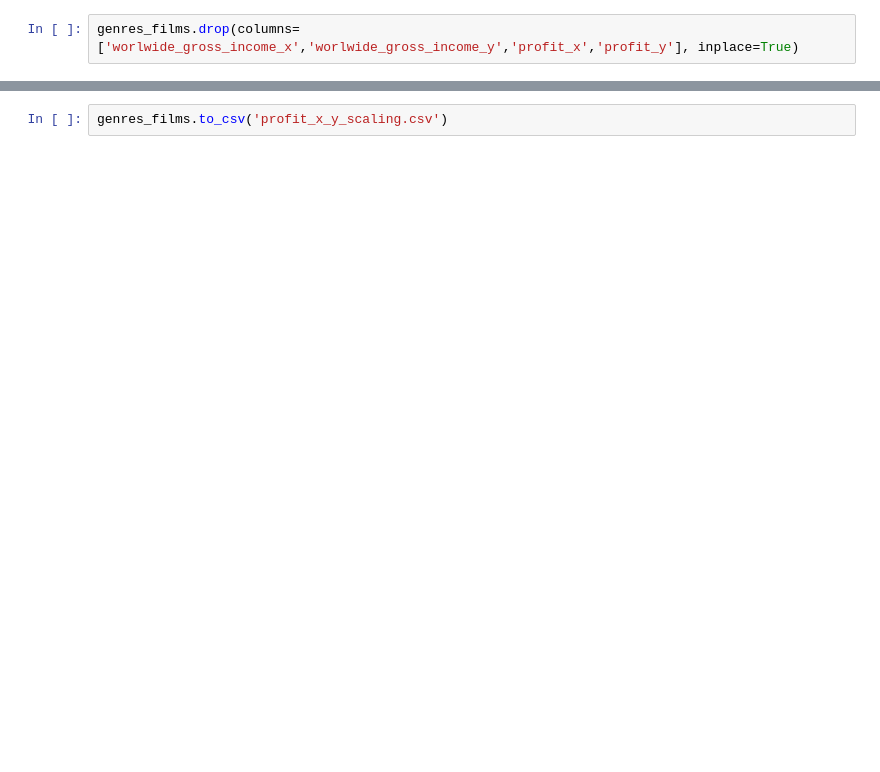
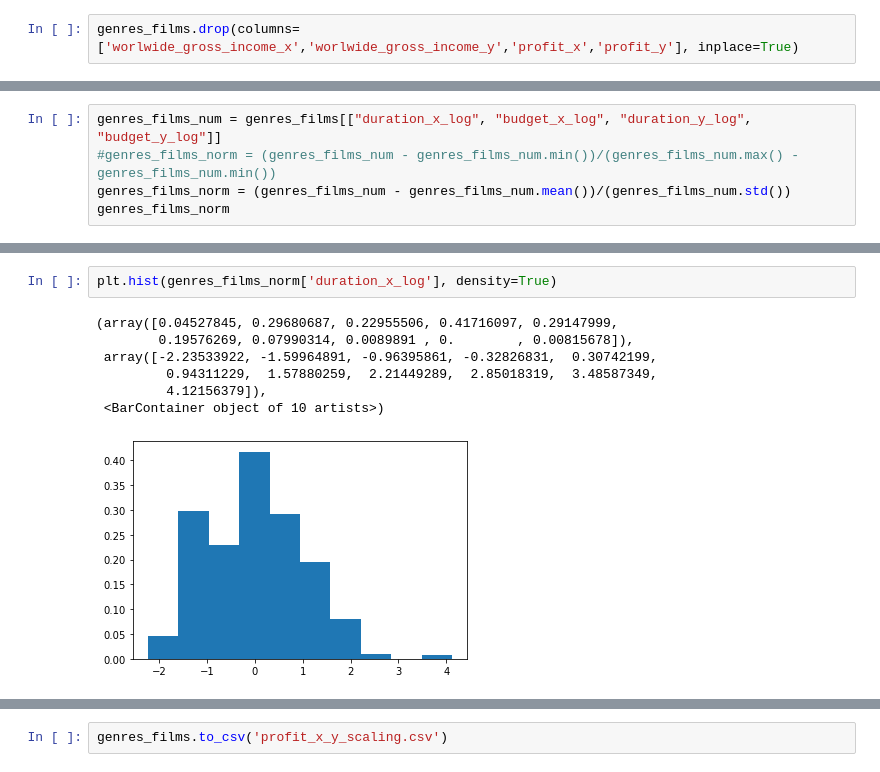
Before and after one commit to valism/Group_G_film_profit_predictor, a Jupyter notebook: data_prep_v2.ipynb, the cells around one changed output, grey strips where cells are left out. Cells and saved outputs as stored; diff of their text form; blank space fills up the shorter version.

```diff
--- a/data_prep_v2.ipynb
+++ b/data_prep_v2.ipynb
@@ -405,0 +393,5 @@ genres_films.drop(columns=['worlwide_gross_income_x','worlwide_gross_income_y','
+# %%
+genres_films_num = genres_films[["duration_x_log", "budget_x_log", "duration_y_log", "budget_y_log"]]
+#genres_films_norm = (genres_films_num - genres_films_num.min())/(genres_films_num.max() - genres_films_num.min())
+genres_films_norm = (genres_films_num - genres_films_num.mean())/(genres_films_num.std())
+genres_films_norm
@@ -405,0 +412,10 @@ genres_films.drop(columns=['worlwide_gross_income_x','worlwide_gross_income_y','
+# %%
+plt.hist(genres_films_norm['duration_x_log'], density=True)
+# %% [output]
+(array([0.04527845, 0.29680687, 0.22955506, 0.41716097, 0.29147999,
+        0.19576269, 0.07990314, 0.0089891 , 0.        , 0.00815678]),
+ array([-2.23533922, -1.59964891, -0.96395861, -0.32826831,  0.30742199,
+         0.94311229,  1.57880259,  2.21449289,  2.85018319,  3.48587349,
+         4.12156379]),
+ <BarContainer object of 10 artists>)
+[figure, added]
```
Also changed, not shown: parts of 7 cells of this notebook, 2 other files.
